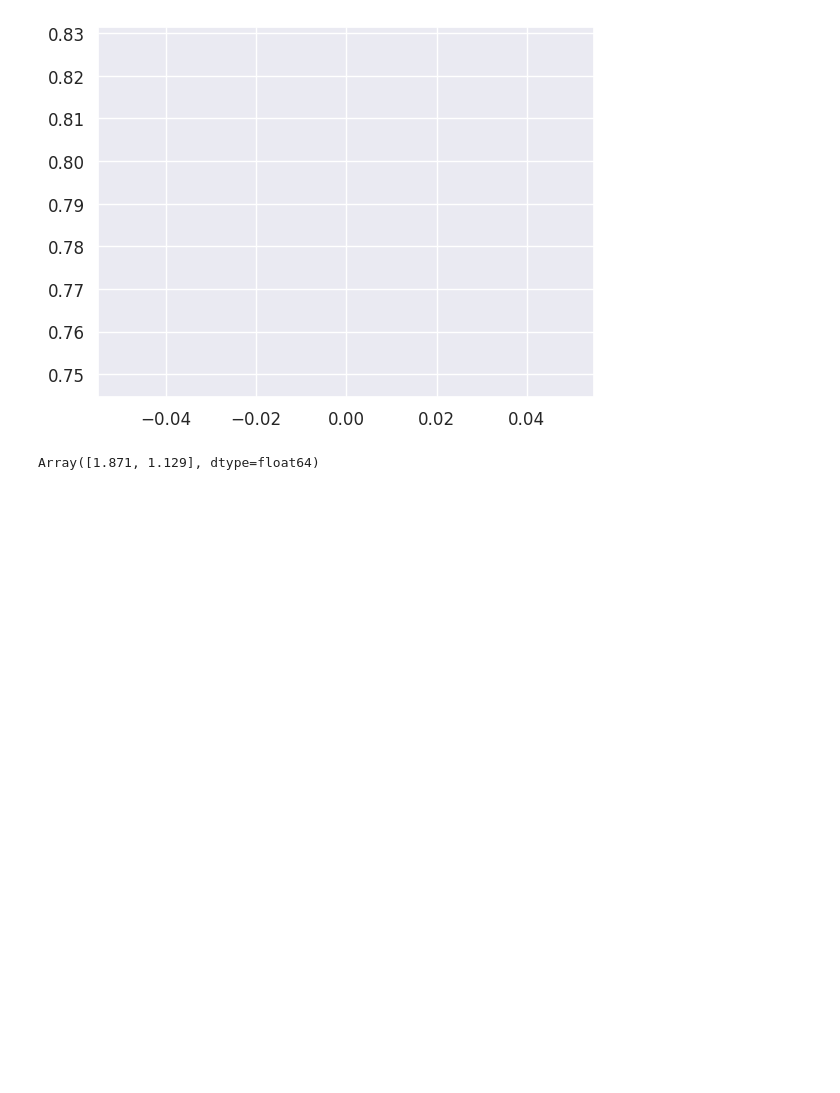
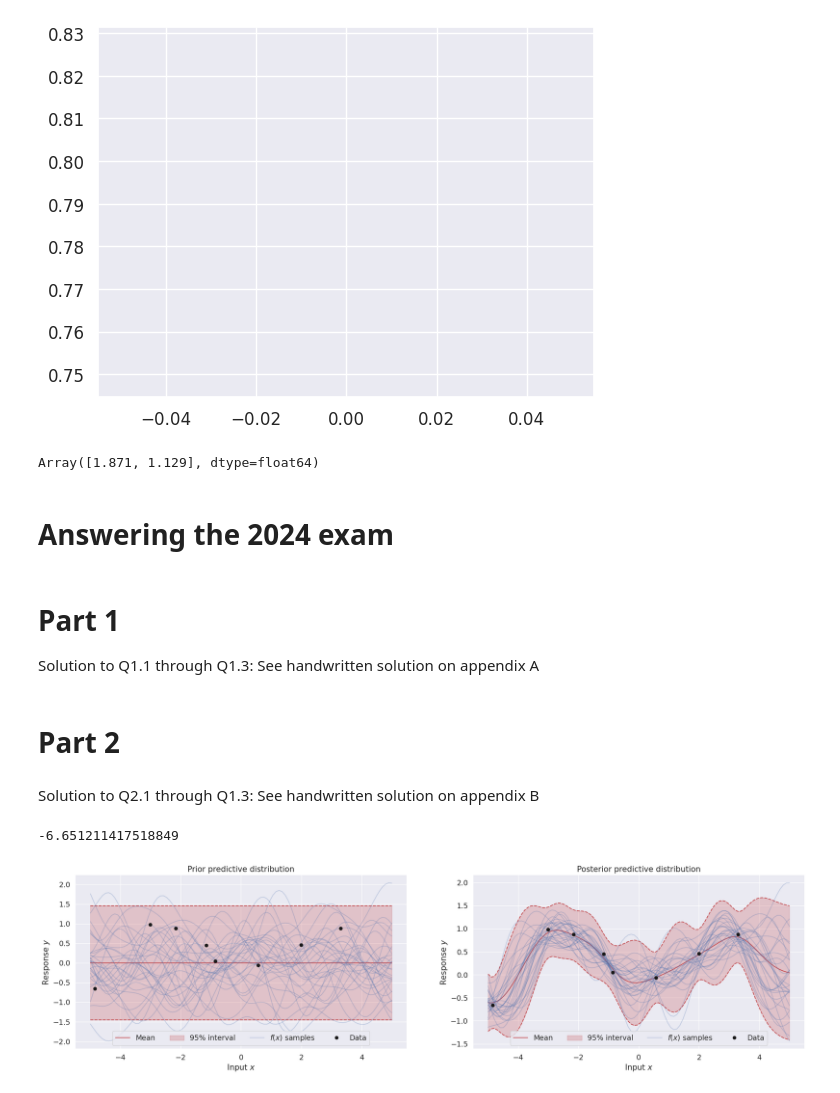
Before and after one commit to Dolphus2/BayesianML, a Jupyter notebook: exercises/exam_prep_2024.ipynb, the cells around one changed output. Cells and saved outputs as stored; diff of their text form; code cells hidden in the pictures; blank space fills up the shorter version.

Commit message:
initial exam utils

```diff
--- a/exercises/exam_prep_2024.ipynb
+++ b/exercises/exam_prep_2024.ipynb
@@ -102,3 +109,10 @@ Array([1.871, 1.129], dtype=float64)
 # %%
 # Part 4
 # Mean field approximation. Two independent normals
+# %% [markdown]
+# Answering the 2024 exam
+# %% [markdown]
+# Part 1
+Solution to Q1.1 through Q1.3: See handwritten solution on appendix A
+# %% [markdown]
+# Part 2
@@ -104,0 +121,31 @@ Array([1.871, 1.129], dtype=float64)
+# %% [markdown]
+Solution to Q2.1 through Q1.3: See handwritten solution on appendix B
+# %%
+x = jnp.array([-2.17, 1.99, 0.57, -3.01, -1.16, 3.30, -4.85, -0.86])
+y = jnp.array([0.88, 0.46, -0.06, 0.98, 0.45, 0.88, -0.66, 0.05])
+
+x = jnp.expand_dims(x, 1)
+y = jnp.expand_dims(y, 1)
+
+kappa = 0.7
+l = 1/2 * math.sqrt(2)
+sigma = 1/5
+
+
+hyper = Hyperparameters(kappa, l, sigma)
+
+kernel = StationaryIsotropicKernel(squared_exponential)
+GPReg = GaussianProcessRegression(x, y, kernel, hyper)
+print(GPReg.log_marginal_likelihood(hyper)) # Q2.4
+
+Xstar = jnp.linspace(-5, 5, 100)[:, None]
+
+plot_with_uncertainty(kernel, hyper, x, y, Xstar)
+
+# 2.6
+# No and No
+
+# 2.7
+# %% [output]
+-6.651211417518849
+[figure, added]
```
Also changed, not shown: parts of 3 cells of this notebook, 7 other files.
